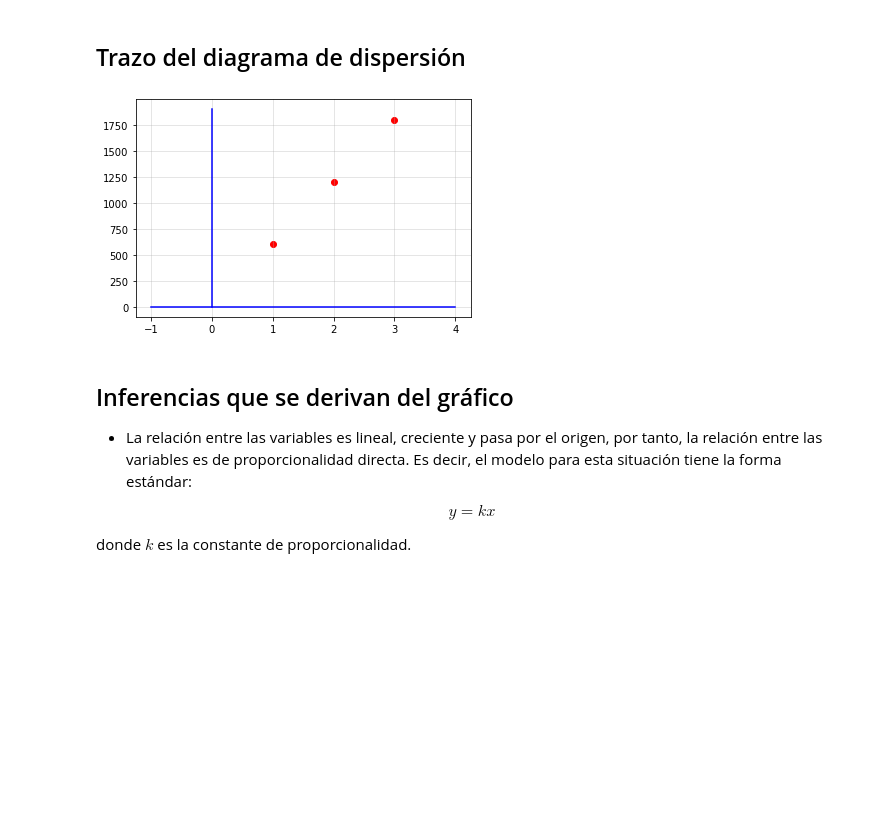
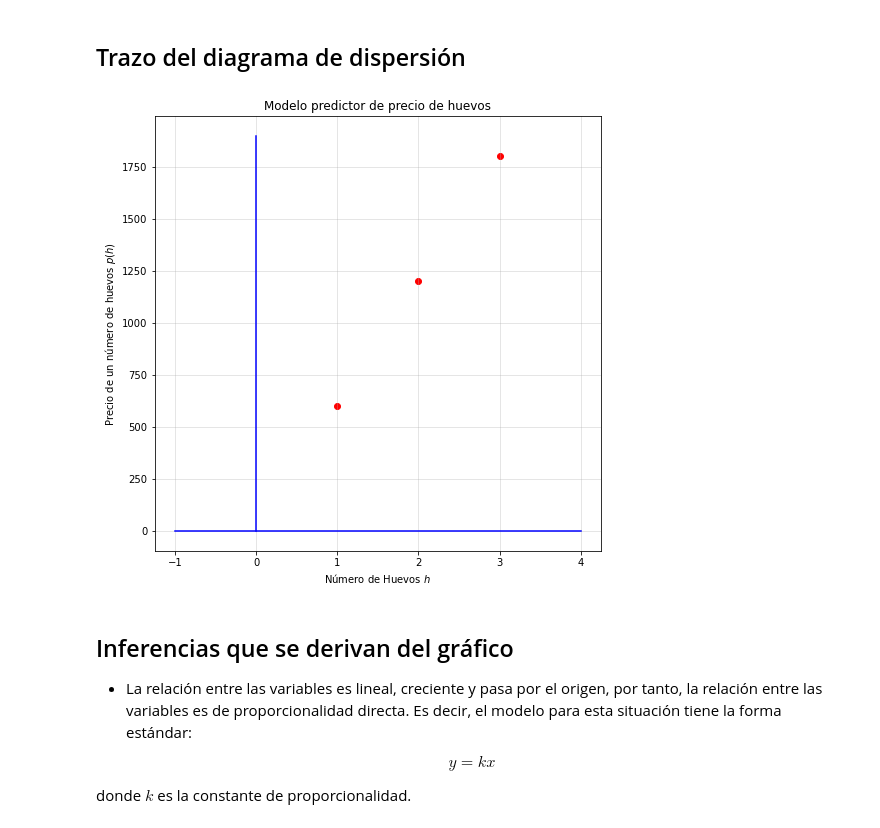
Before and after one commit to marco-canas/fundamentos_de_las_matematicas, a Jupyter notebook: clases/3_funciones/proporcionalidad_directa_huevos.ipynb, the cells around one changed output. Cells and saved outputs as stored; diff of their text form; code cells hidden in the pictures; blank space fills up the shorter version.

```diff
--- a/clases/3_funciones/proporcionalidad_directa_huevos.ipynb
+++ b/clases/3_funciones/proporcionalidad_directa_huevos.ipynb
@@ -33,23 +33,28 @@ df
 ## Trazo del diagrama de dispersión
 # %%
 import matplotlib.pyplot as plt
+
+plt.figure(figsize = (8,8))
+plt.title('Modelo predictor de precio de huevos')
+plt.xlabel('Número de Huevos $h$')
+plt.ylabel('Precio de un número de huevos $p(h)$')
 
 plt.plot([-1,4], [0,0], 'b-') # trazo del eje x
 plt.plot([0,0], [0,1900], 'b-') # trazo del eje y
 
 plt.scatter(h, p, color = 'red')
 
 # plt.plot(np.r_[np.array([[0]]),h], np.r_[np.array([[0]]),p], color = 'green')
 
 
 
 plt.grid(alpha = 0.4)
 
 plt.savefig('datos_huevos.jpg')
 
 plt.show()
 # %% [output]
-[figure, old version]
+[figure, new version]
 # %% [markdown]
 ## Inferencias que se derivan del gráfico
 
```
Also changed, not shown: parts of 12 cells of this notebook, 3 other files.
